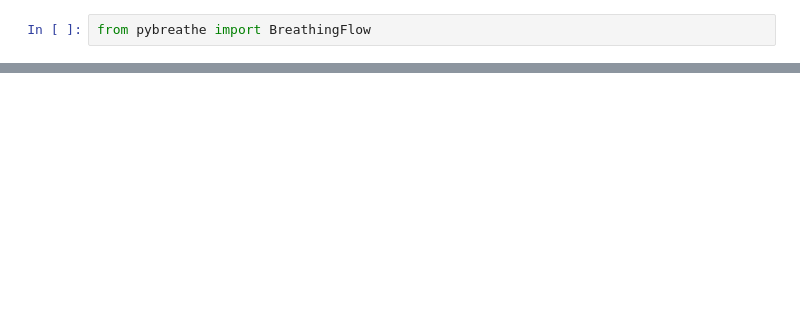
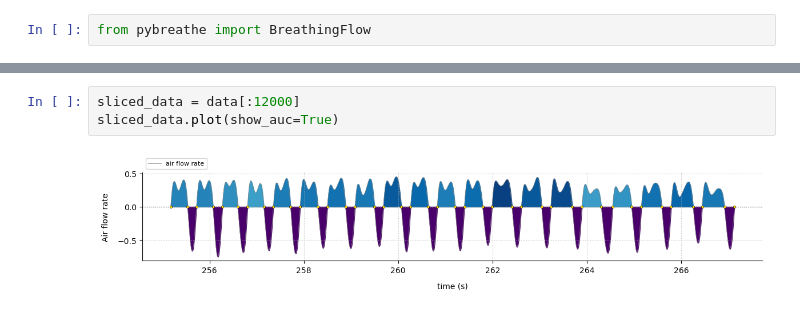
Before and after one commit to tcoustillet/pybreathe, a Jupyter notebook: example.ipynb, the cells around one changed output, grey strips where cells are left out. Drawn from its saved outputs; the diff is of its cells as text; blank space fills up the shorter version.

```diff
--- a/example.ipynb
+++ b/example.ipynb
@@ -12,0 +42,5 @@ data.test_distance(which_peaks="bottom", distance=500, set_dist=True)
+# %%
+sliced_data = data[:12000]
+sliced_data.plot(show_auc=True)
+# %% [output]
+[figure, added]
```
Also changed, not shown: parts of 10 cells of this notebook.
